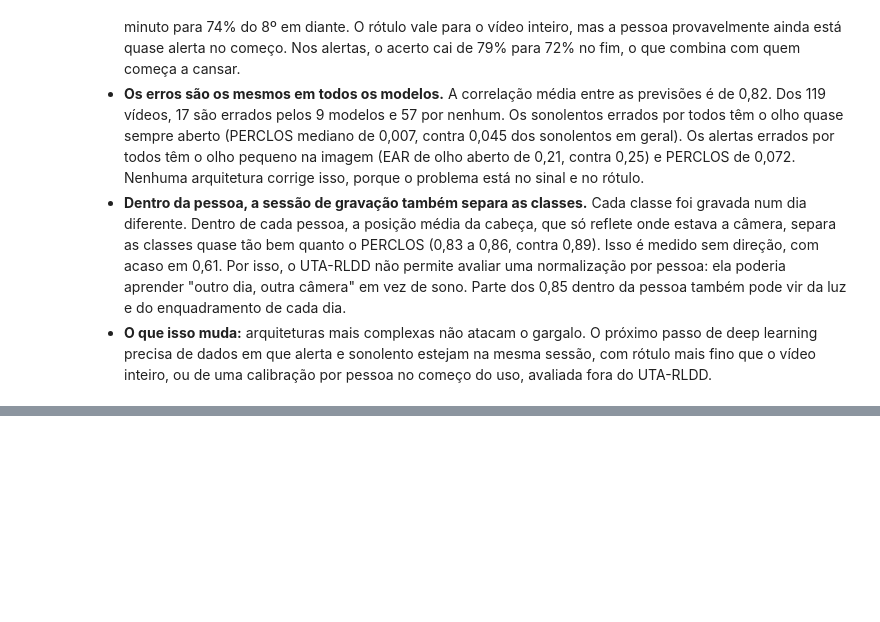
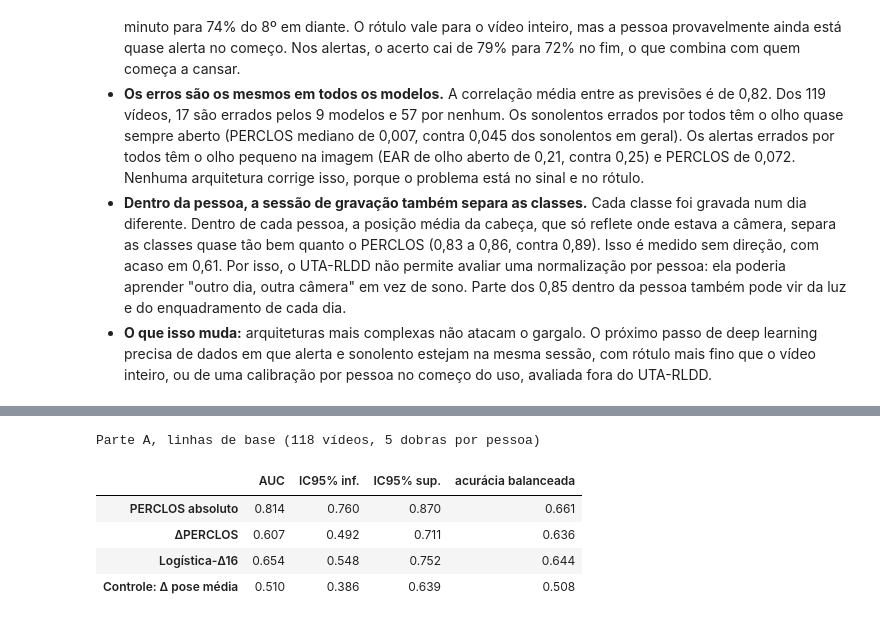
Before and after one commit to rcapozzielli/entrega_final_InsperAI_Wakely, a Jupyter notebook: wakely.ipynb, the cells around one changed output, grey strips where cells are left out. Cells and saved outputs as stored; diff of their text form; code cells hidden in the pictures; blank space fills up the shorter version.

```diff
--- a/wakely.ipynb
+++ b/wakely.ipynb
@@ -3256,0 +3364,72 @@ separação sem direção: max(AUC, 1 - AUC) em cada pessoa
+# %%
+from sklearn.metrics import balanced_accuracy_score
+
+
+def auc_ic(y, lista, grupos, n=2000):
+    # AUC por vídeo (média das sementes, se houver várias) com IC95% por bootstrap de pessoas
+    rng = np.random.default_rng(SEMENTE)
+    ps = np.unique(grupos); idx_p = {q: np.flatnonzero(grupos == q) for q in ps}
+    auc_m = lambda idx: np.mean([roc_auc_score(y[idx], p[idx]) for p in lista])
+    aucs = []
+    for _ in range(n):
+        idx = np.concatenate([idx_p[q] for q in rng.choice(ps, len(ps))])
+        if len(np.unique(y[idx])) == 2:
+            aucs.append(auc_m(idx))
+    return auc_m(np.arange(len(y))), *np.percentile(aucs, [2.5, 97.5])
+
+
+def dif_auc_v(y, grupos, p_modelo, p_base, n=2000):
+    # como dif_auc da seção 8.4, por vídeo: listas de previsões (uma por semente), mesmas pessoas sorteadas
+    rng = np.random.default_rng(SEMENTE)
+    ps = np.unique(grupos); idx_p = {q: np.flatnonzero(grupos == q) for q in ps}
+    auc_m = lambda idx, lista: np.mean([roc_auc_score(y[idx], p[idx]) for p in lista])
+    difs = []
+    for _ in range(n):
+        idx = np.concatenate([idx_p[q] for q in rng.choice(ps, len(ps))])
+        if len(np.unique(y[idx])) == 2:
+            difs.append(auc_m(idx, p_modelo) - auc_m(idx, p_base))
+    todos = np.arange(len(y))
+    return auc_m(todos, p_modelo) - auc_m(todos, p_base), *np.percentile(difs, [2.5, 97.5])
+
+
+def logistica_videos(X, y, dobras):
+    # a logística da seção 8.3, treinada por vídeo, com previsões fora da dobra
+    p = np.zeros(len(y))
+    for k in range(N_DOBRAS):
+        tr, te = dobras != k, dobras == k
+        m = make_pipeline(SimpleImputer(strategy="median"), StandardScaler(), LogisticRegression()).fit(X[tr], y[tr])
+        p[te] = m.predict_proba(X[te])[:, 1]
+    return p
+
+
+def decisao_limiar(x, y, dobras):
+    # sinal direto (PERCLOS): o limiar de maior acurácia sai do treino de cada dobra
+    d = np.zeros(len(y))
+    for k in range(N_DOBRAS):
+        tr, te = dobras != k, dobras == k
+        d[te] = x[te] >= limiar_acuracia(x[tr], y[tr])
+    return d
+
+
+x_pa = np.nan_to_num(perclos_abs_a, nan=np.nanmedian(perclos_abs_a))
+x_dp = np.nan_to_num(dperclos_a, nan=np.nanmedian(dperclos_a))
+bases_87 = {"PERCLOS absoluto": x_pa, "ΔPERCLOS": x_dp,
+            "Logística-Δ16": logistica_videos(v16_a.values, y_a, dobra_a),
+            "Controle: Δ pose média": logistica_videos(vpose_a.values, y_a, dobra_a)}
+decisoes_87 = {"PERCLOS absoluto": decisao_limiar(x_pa, y_a, dobra_a), "ΔPERCLOS": decisao_limiar(x_dp, y_a, dobra_a),
+               "Logística-Δ16": bases_87["Logística-Δ16"] >= 0.5,
+               "Controle: Δ pose média": bases_87["Controle: Δ pose média"] >= 0.5}
+tab_87a = {}
+for nome, p in bases_87.items():
+    auc, inf, sup = auc_ic(y_a, [p], pessoa_a)
+    tab_87a[nome] = {"AUC": auc, "IC95% inf.": inf, "IC95% sup.": sup,
+                     "acurácia balanceada": balanced_accuracy_score(y_a, decisoes_87[nome])}
+print("Parte A, linhas de base (118 vídeos, 5 dobras por pessoa)")
+pd.DataFrame(tab_87a).T.round(3)
+# %% [output]
+Parte A, linhas de base (118 vídeos, 5 dobras por pessoa)
+|  | AUC | IC95% inf. | IC95% sup. | acurácia balanceada |
+| PERCLOS absoluto | 0.814 | 0.760 | 0.870 | 0.661 |
+| ΔPERCLOS | 0.607 | 0.492 | 0.711 | 0.636 |
+| Logística-Δ16 | 0.654 | 0.548 | 0.752 | 0.644 |
+| Controle: Δ pose média | 0.510 | 0.386 | 0.639 | 0.508 |
```
Also changed, not shown: parts of 13 cells of this notebook, 2 other files.
